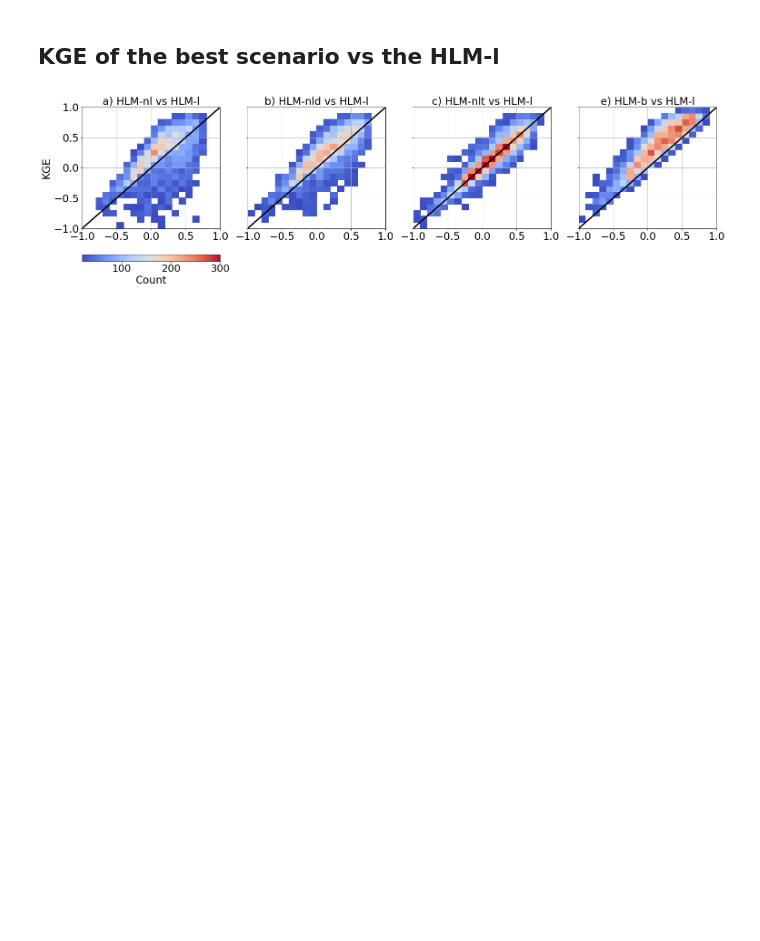
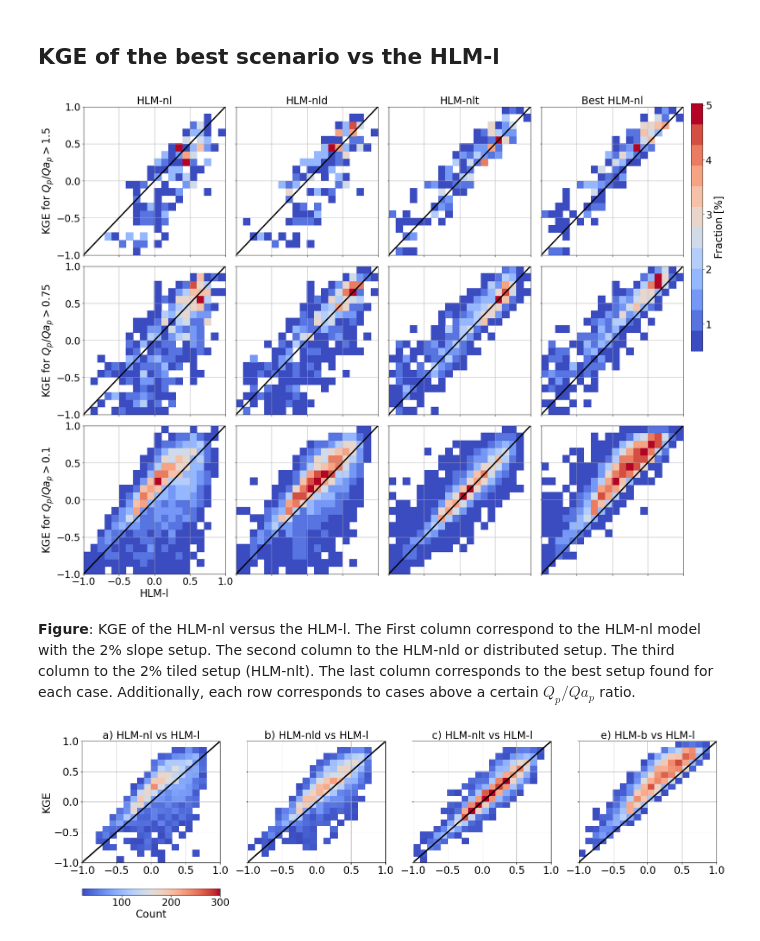
Before and after one commit to nicolas998/active_layer_evaluation, a Jupyter notebook: 02_Scenarios_evaluation.ipynb, the cells around one changed output. Cells and saved outputs as stored; diff of their text form; code cells hidden in the pictures; blank space fills up the shorter version.

```diff
--- a/02_Scenarios_evaluation.ipynb
+++ b/02_Scenarios_evaluation.ipynb
@@ -49,7 +71,0 @@ c['max_kge'] = max_kge
-# %%
-for prod in ['a-hlm','d-hlm','t-hlm']:
-    a,b = core.get_intersec_events(Emet, 'ifc-hlm',prod,'kge',0.1)
-    b.set_index([b.index, 'link'], inplace=True)
-    idx = c.index.intersection(b.index)
-    c = c.loc[idx]
-    c[prod] = b.loc[idx, 'kge']
@@ -62,5 +72,59 @@ c['ifc-hlm'] = a.loc[idx, 'kge']
 # %% [markdown]
 ## KGE of the best scenario vs the HLM-l
+# %%
+fig = pl.figure(figsize=(25,20))
+cb_ax = fig.add_axes([.91,.485,.015,.4])
+cmap = pl.get_cmap('coolwarm', 12)
+
+cont = 1
+names = ['a) HLM-nl vs HLM-l','b) HLM-nld vs HLM-l','c) HLM-nlt vs HLM-l','e) HLM-b vs HLM-l']
+ranges = [[1,5],[5,25],[20,300]]
+for enu, _i in enumerate(['1.5','0.75','0.1']):
+    c = kges[_i]
+    for prod in ['a-hlm','d-hlm','t-hlm', 'max_kge']:
+        ax = fig.add_subplot(3,4,cont)
+        #a,b = get_intersec_events(Emet, 'ifc-hlm',prod,'kge',0.1)
+        h = pl.hist2d(c['ifc-hlm'], c[prod], bins = np.arange(-1,1.2,0.1),density=True,
+                      cmap = cmap,cmin = 0.05)
+                      #vmin = ranges[enu][0], vmax = ranges[enu][-1],
+                      #cmin= ranges[enu][0], cmax=ranges[enu][-1], cmap = pl.get_cmap('coolwarm'))
+        pl.plot([-1,1],[-1,1], 'k',lw = 3)
+        ax.tick_params(labelsize = 23)
+        ax.set_xticks([-1,-0.5,0.0,0.5,1.0])
+        ax.set_yticks(ax.get_xticks())
+        ax.grid()
+        ax.set_xlim(-1,1)
+        ax.set_ylim(-1,1)
+        if cont  == 4:
+            cbar = fig.colorbar(h[-1], orientation = 'vertical', cax = cb_ax)
+            cbar.ax.tick_params(labelsize = 23)
+            cbar.ax.set_ylabel('Fraction [$\%$]', size = 24)
+        if cont == 1:
+            ax.set_ylabel('KGE for $Q_p/Qa_p > 1.5$', size = 24)
+            ax.set_title('HLM-nl', size = 24)
+        if cont == 5:
+            ax.set_ylabel('KGE for $Q_p/Qa_p > 0.75$', size = 24)
+        if cont == 9:
+            ax.set_ylabel('KGE for $Q_p/Qa_p > 0.1$', size = 24)
+            ax.set_xlabel('HLM-l', size = 24)
+        if cont == 2:
+            ax.set_title('HLM-nld', size = 24)
+        if cont == 3:
+            ax.set_title('HLM-nlt', size = 24)
+        if cont == 4:
+            ax.set_title('Best HLM-nl', size = 24)
+        if cont != 9:
+            ax.set_xticklabels([])
+        if cont in [2,3,4,6,7,8,10,11,12]:
+            ax.set_yticklabels([])
+
+        cont +=1
+pl.subplots_adjust(wspace=0.075, hspace=0.075)
+pl.savefig('figures/kge_events_Best_vs_current_increasing_qp_ratio.png', bbox_inches = 'tight')
+# %% [output]
+[figure, added]
+# %% [markdown]
+**Figure**: KGE of the HLM-nl versus the HLM-l. The First column correspond to the HLM-nl model with the 2% slope setup. The second column to the HLM-nld or distributed setup. The third column to the 2% tiled setup (HLM-nlt). The last column corresponds to the best setup found for each case. Additionally, each row corresponds to cases above a certain $Q_p/Qa_p$ ratio.
 # %%
 fig = pl.figure(figsize=(25,7))
 cont = 1
```
Also changed, not shown: parts of 24 cells of this notebook, 5 other files.
